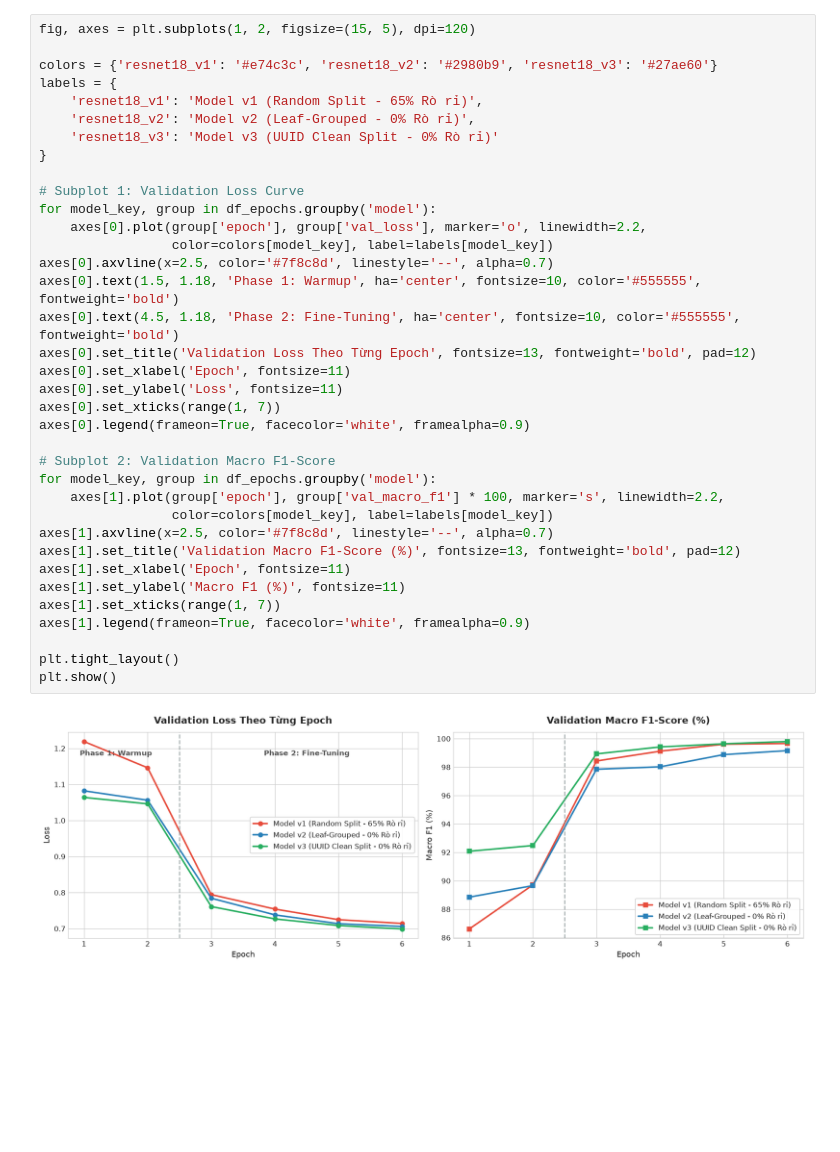
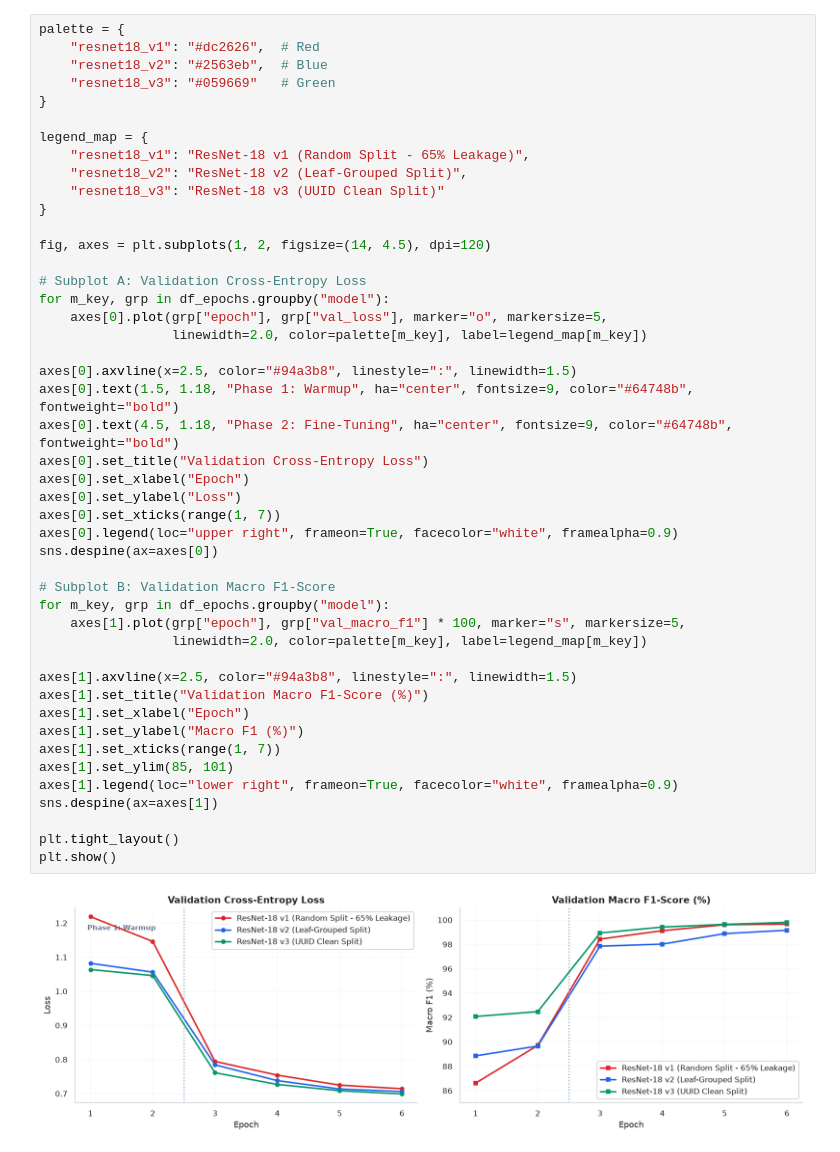
Before and after one commit to Longcodepro/plant-disease-ml, a Jupyter notebook: notebooks/07_model_evaluation_and_analysis.ipynb, the cells around one changed output. Drawn from its saved outputs; the diff is of its cells as text; blank space fills up the shorter version.

```diff
--- a/notebooks/07_model_evaluation_and_analysis.ipynb
+++ b/notebooks/07_model_evaluation_and_analysis.ipynb
@@ -55,38 +117,48 @@ Quá trình huấn luyện gồm 2 giai đoạn (2-Phase Transfer Learning):
 # %%
-fig, axes = plt.subplots(1, 2, figsize=(15, 5), dpi=120)
-
-colors = {'resnet18_v1': '#e74c3c', 'resnet18_v2': '#2980b9', 'resnet18_v3': '#27ae60'}
-labels = {
-    'resnet18_v1': 'Model v1 (Random Split - 65% Rò rỉ)',
-    'resnet18_v2': 'Model v2 (Leaf-Grouped - 0% Rò rỉ)',
-    'resnet18_v3': 'Model v3 (UUID Clean Split - 0% Rò rỉ)'
+palette = {
+    "resnet18_v1": "#dc2626",  # Red
+    "resnet18_v2": "#2563eb",  # Blue
+    "resnet18_v3": "#059669"   # Green
 }
 
-# Subplot 1: Validation Loss Curve
-for model_key, group in df_epochs.groupby('model'):
-    axes[0].plot(group['epoch'], group['val_loss'], marker='o', linewidth=2.2,
-                 color=colors[model_key], label=labels[model_key])
-axes[0].axvline(x=2.5, color='#7f8c8d', linestyle='--', alpha=0.7)
-axes[0].text(1.5, 1.18, 'Phase 1: Warmup', ha='center', fontsize=10, color='#555555', fontweight='bold')
-axes[0].text(4.5, 1.18, 'Phase 2: Fine-Tuning', ha='center', fontsize=10, color='#555555', fontweight='bold')
-axes[0].set_title('Validation Loss Theo Từng Epoch', fontsize=13, fontweight='bold', pad=12)
-axes[0].set_xlabel('Epoch', fontsize=11)
-axes[0].set_ylabel('Loss', fontsize=11)
+legend_map = {
+    "resnet18_v1": "ResNet-18 v1 (Random Split - 65% Leakage)",
+    "resnet18_v2": "ResNet-18 v2 (Leaf-Grouped Split)",
+    "resnet18_v3": "ResNet-18 v3 (UUID Clean Split)"
+}
+
+fig, axes = plt.subplots(1, 2, figsize=(14, 4.5), dpi=120)
+
+# Subplot A: Validation Cross-Entropy Loss
+for m_key, grp in df_epochs.groupby("model"):
+    axes[0].plot(grp["epoch"], grp["val_loss"], marker="o", markersize=5,
+                 linewidth=2.0, color=palette[m_key], label=legend_map[m_key])
+
+axes[0].axvline(x=2.5, color="#94a3b8", linestyle=":", linewidth=1.5)
+axes[0].text(1.5, 1.18, "Phase 1: Warmup", ha="center", fontsize=9, color="#64748b", fontweight="bold")
+axes[0].text(4.5, 1.18, "Phase 2: Fine-Tuning", ha="center", fontsize=9, color="#64748b", fontweight="bold")
+axes[0].set_title("Validation Cross-Entropy Loss")
+axes[0].set_xlabel("Epoch")
+axes[0].set_ylabel("Loss")
 axes[0].set_xticks(range(1, 7))
-axes[0].legend(frameon=True, facecolor='white', framealpha=0.9)
+axes[0].legend(loc="upper right", frameon=True, facecolor="white", framealpha=0.9)
+sns.despine(ax=axes[0])
 
-# Subplot 2: Validation Macro F1-Score
-for model_key, group in df_epochs.groupby('model'):
-    axes[1].plot(group['epoch'], group['val_macro_f1'] * 100, marker='s', linewidth=2.2,
-                 color=colors[model_key], label=labels[model_key])
-axes[1].axvline(x=2.5, color='#7f8c8d', linestyle='--', alpha=0.7)
-axes[1].set_title('Validation Macro F1-Score (%)', fontsize=13, fontweight='bold', pad=12)
-axes[1].set_xlabel('Epoch', fontsize=11)
-axes[1].set_ylabel('Macro F1 (%)', fontsize=11)
+# Subplot B: Validation Macro F1-Score
+for m_key, grp in df_epochs.groupby("model"):
+    axes[1].plot(grp["epoch"], grp["val_macro_f1"] * 100, marker="s", markersize=5,
+                 linewidth=2.0, color=palette[m_key], label=legend_map[m_key])
+
+axes[1].axvline(x=2.5, color="#94a3b8", linestyle=":", linewidth=1.5)
+axes[1].set_title("Validation Macro F1-Score (%)")
+axes[1].set_xlabel("Epoch")
+axes[1].set_ylabel("Macro F1 (%)")
 axes[1].set_xticks(range(1, 7))
-axes[1].legend(frameon=True, facecolor='white', framealpha=0.9)
+axes[1].set_ylim(85, 101)
+axes[1].legend(loc="lower right", frameon=True, facecolor="white", framealpha=0.9)
+sns.despine(ax=axes[1])
 
 plt.tight_layout()
 plt.show()
 # %% [output]
-[figure, old version]
+[figure, new version]
```
Also changed, not shown: parts of 18 cells of this notebook, 3 other files.
